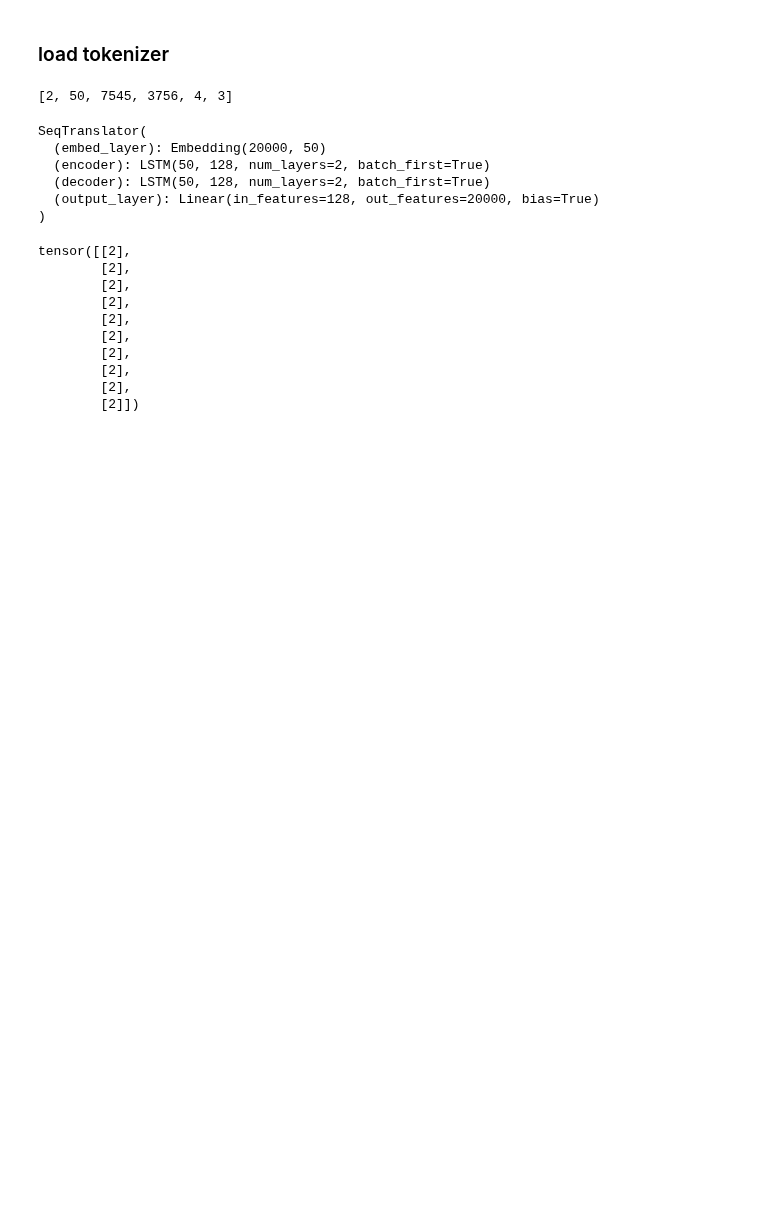
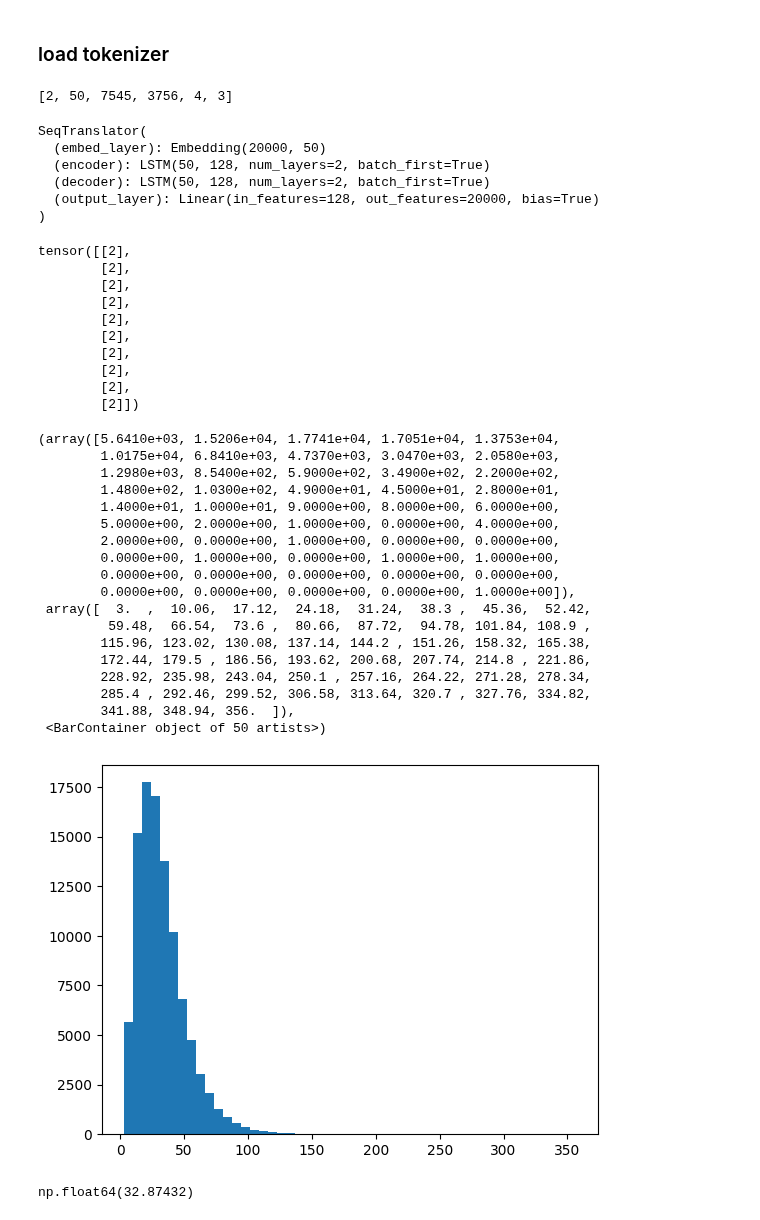
Before and after one commit to TheGEN1U5/DLventures, a Jupyter notebook: nlp/seq2seq/vanillaWMT.ipynb, the cells around one changed output. Drawn from its saved outputs; the diff is of its cells as text; code cells hidden in the pictures; blank space fills up the shorter version.

```diff
--- a/nlp/seq2seq/vanillaWMT.ipynb
+++ b/nlp/seq2seq/vanillaWMT.ipynb
@@ -55,14 +55,15 @@ from tokenizers.trainers import BpeTrainer
 from tokenizers.pre_tokenizers import Whitespace, Punctuation, Sequence as Pre_Seq
 from tokenizers.normalizers import Lowercase, Sequence
 from tokenizers.processors import TemplateProcessing
+from copy import deepcopy
 
-
-tkz = Tokenizer(BPE(unk_token="[UNK]"))
-tkz.normalizer = Lowercase()
-tkz.pre_tokenizer = Pre_Seq([Whitespace(), Punctuation()])
-tkz.post_processor = TemplateProcessing(
+tkz_en = Tokenizer(BPE(unk_token="[UNK]"))
+tkz_en.normalizer = Lowercase()
+tkz_en.pre_tokenizer = Pre_Seq([Whitespace(), Punctuation()])
+tkz_en.post_processor = TemplateProcessing(
     single="[SOS] $A [EOS]",
     special_tokens=[("[SOS]", sos_idx), ("[EOS]", eos_idx)],
 )
-trainer = BpeTrainer(vocab_size=20000, special_tokens=["[UNK]", "[PAD]", "[SOS]", "[EOS]"])
+tkz_de = deepcopy(tkz_en)
+trainer = BpeTrainer(vocab_size=15000, special_tokens=["[UNK]", "[PAD]", "[SOS]", "[EOS]"])
 # %%
@@ -72,2 +74,0 @@ np.random.shuffle(training_data)
-# %%
-tkz.train_from_iterator(training_data, trainer)
@@ -82,2 +89,0 @@ with open("tokenizer.json", "w") as f:
-# %%
-tkz = Tokenizer.from_file("tokenizer.json")
@@ -221,0 +261,27 @@ del translator
+# %%
+a = df["de_len"].apply(lambda x: x.item())
+plt.hist(a, bins=50)
+# %% [output]
+(array([5.6410e+03, 1.5206e+04, 1.7741e+04, 1.7051e+04, 1.3753e+04,
+        1.0175e+04, 6.8410e+03, 4.7370e+03, 3.0470e+03, 2.0580e+03,
+        1.2980e+03, 8.5400e+02, 5.9000e+02, 3.4900e+02, 2.2000e+02,
+        1.4800e+02, 1.0300e+02, 4.9000e+01, 4.5000e+01, 2.8000e+01,
+        1.4000e+01, 1.0000e+01, 9.0000e+00, 8.0000e+00, 6.0000e+00,
+        5.0000e+00, 2.0000e+00, 1.0000e+00, 0.0000e+00, 4.0000e+00,
+        2.0000e+00, 0.0000e+00, 1.0000e+00, 0.0000e+00, 0.0000e+00,
+        0.0000e+00, 1.0000e+00, 0.0000e+00, 1.0000e+00, 1.0000e+00,
+        0.0000e+00, 0.0000e+00, 0.0000e+00, 0.0000e+00, 0.0000e+00,
+        0.0000e+00, 0.0000e+00, 0.0000e+00, 0.0000e+00, 1.0000e+00]),
+ array([  3.  ,  10.06,  17.12,  24.18,  31.24,  38.3 ,  45.36,  52.42,
+         59.48,  66.54,  73.6 ,  80.66,  87.72,  94.78, 101.84, 108.9 ,
+        115.96, 123.02, 130.08, 137.14, 144.2 , 151.26, 158.32, 165.38,
+        172.44, 179.5 , 186.56, 193.62, 200.68, 207.74, 214.8 , 221.86,
+        228.92, 235.98, 243.04, 250.1 , 257.16, 264.22, 271.28, 278.34,
+        285.4 , 292.46, 299.52, 306.58, 313.64, 320.7 , 327.76, 334.82,
+        341.88, 348.94, 356.  ]),
+ <BarContainer object of 50 artists>)
+[figure, added]
+# %%
+a.mean()
+# %% [output]
+np.float64(32.87432)
```
Also changed, not shown: parts of 11 cells of this notebook.
